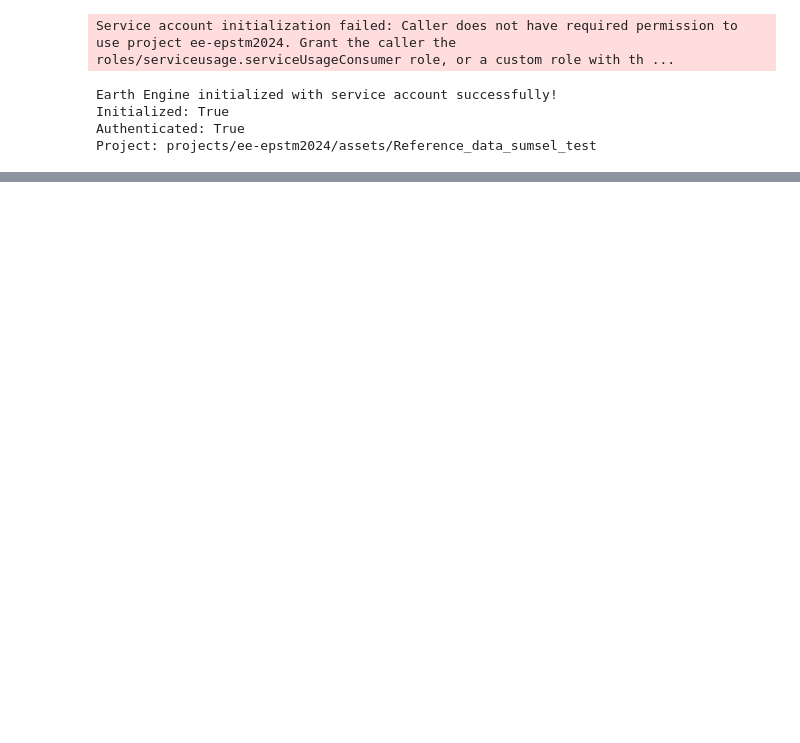
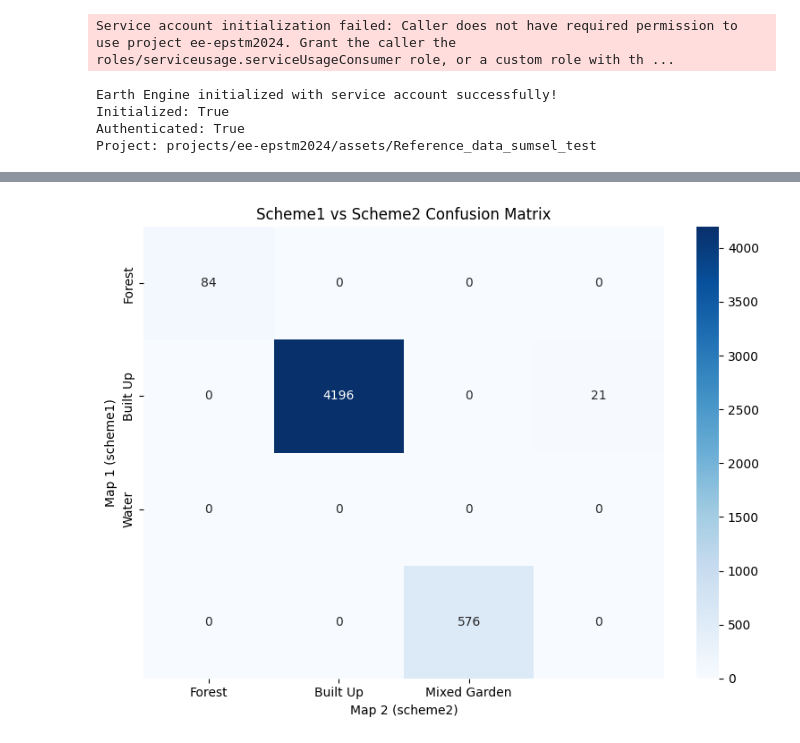
Before and after one commit to epistem-io/luma-stack, a Jupyter notebook: notebooks/generate_epistem_map_worfklowtest.ipynb, the cells around one changed output, grey strips where cells are left out. Drawn from its saved outputs; the diff is of its cells as text; code cells hidden in the pictures; blank space fills up the shorter version.

```diff
--- a/notebooks/generate_epistem_map_worfklowtest.ipynb
+++ b/notebooks/generate_epistem_map_worfklowtest.ipynb
@@ -233,0 +339,12 @@ print(
+# %%
+data = load_modular_training_data(
+    shp_path="../data/test_data/training_points.shp",
+    aoi=aoi
+)
+
+training_gdf = data["gdf"]
+
+training_fc = data["ee_fc"]
+
+print(data["columns"])
+print(data["size"])
@@ -444,0 +594,6 @@ print(df_rules)
+# %%
+scheme1_rules = load_scheme("../data/test_data/scheme1.csv", layer_names)
+scheme2_rules = load_scheme("../data/test_data/scheme2.csv", layer_names)
+
+# print(scheme1_rules)
+print(scheme2_rules)
@@ -600,0 +771,47 @@ Map(bottom=2145335.0, center=[-4.106311062929824, 103.22581860642481], controls=
+# %%
+img1 = map1.rename("ref")
+img2 = map2.rename("pred")
+
+stacked = img1.addBands(img2)
+
+geom = aoi.geometry()
+
+samples = stacked.sample(
+    region=geom,
+    scale=30,
+    numPixels=5000,
+    geometries=False
+)
+
+
+import numpy as np
+import matplotlib.pyplot as plt
+import seaborn as sns
+
+cm = samples.errorMatrix("ref", "pred")
+cm_info = cm.getInfo()
+confusion_matrix = np.array(cm_info)
+
+labels1 = scheme1_rules.sort_values("class_id")["class_name"].tolist()
+labels2 = scheme2_rules.sort_values("class_id")["class_name"].tolist()
+
+
+plt.figure(figsize=(8, 6))
+
+sns.heatmap(
+    confusion_matrix,
+    annot=True,
+    fmt="d",
+    cmap="Blues",
+    xticklabels=labels2,
+    yticklabels=labels1
+)
+
+plt.title("Scheme1 vs Scheme2 Confusion Matrix")
+plt.xlabel("Map 2 (scheme2)")
+plt.ylabel("Map 1 (scheme1)")
+
+plt.tight_layout()
+plt.show()
+# %% [output]
+[figure, added]
```
Also changed, not shown: parts of 29 cells of this notebook, 15 other files.
